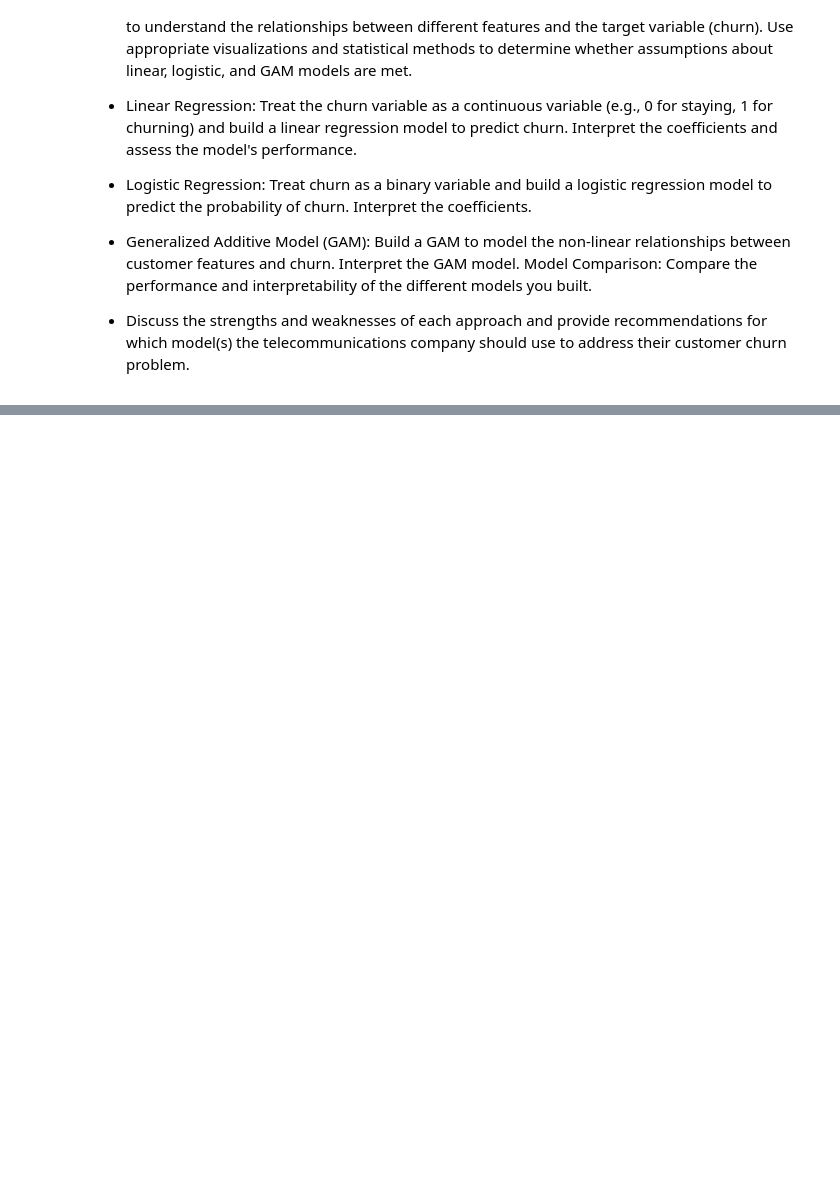
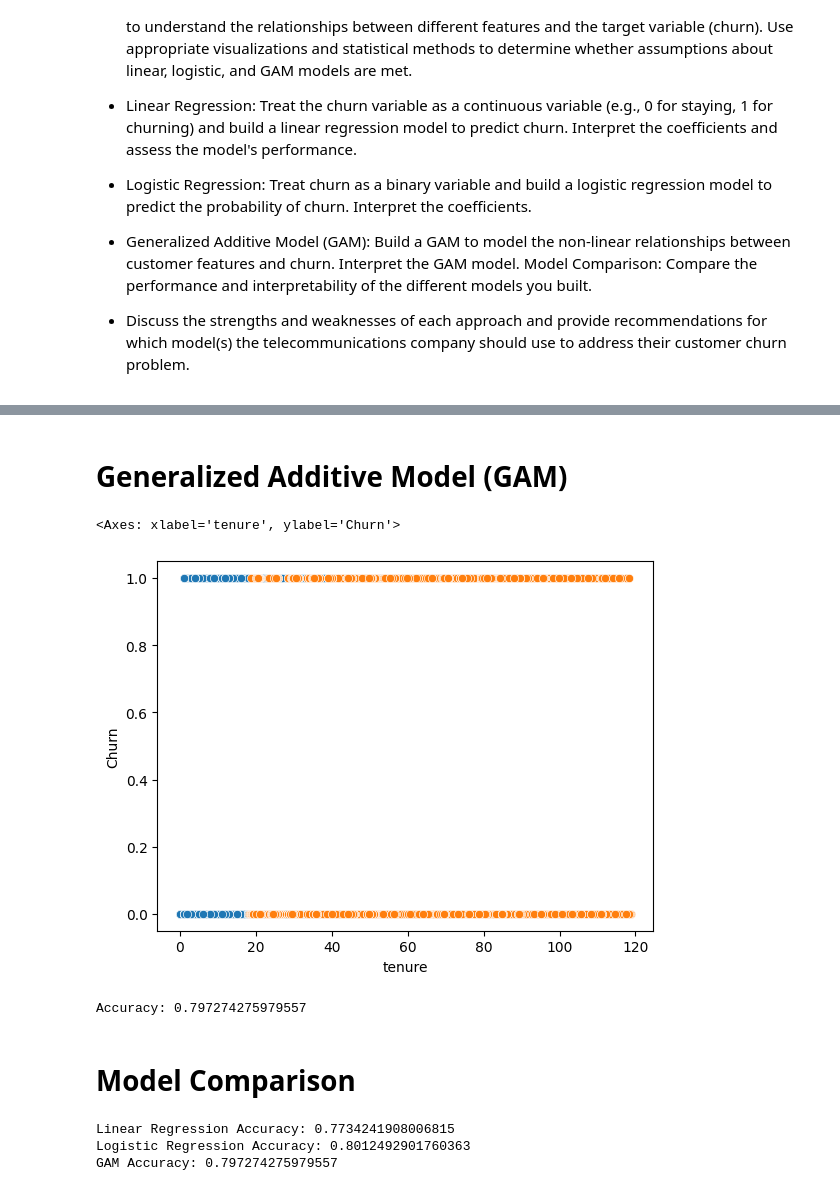
Before and after one commit to nehashah2898/AIPI590, a Jupyter notebook: Assignment1.ipynb, the cells around one changed output, grey strips where cells are left out. Drawn from its saved outputs; the diff is of its cells as text; code cells hidden in the pictures; blank space fills up the shorter version.

```diff
--- a/Assignment1.ipynb
+++ b/Assignment1.ipynb
@@ -54,0 +198,29 @@ FileNotFoundError: [Errno 2] No such file or directory: 'WA_Fn-UseC_-Telco-Custo
+# %% [markdown]
+# Generalized Additive Model (GAM)
+# %%
+sns.scatterplot(x='tenure', y='Churn', data=df)
+sns.scatterplot(x='MonthlyCharges', y='Churn', data=df)
+# %% [output]
+<Axes: xlabel='tenure', ylabel='Churn'>
+[figure, added]
+# %%
+gam = LogisticGAM(s(0) + s(1) + s(2) + s(3) + f(4) + f(5) + f(6) + f(7) + f(8) + f(9))
+gam.fit(X_train, y_train)
+
+y_pred_proba = gam.predict_proba(X_test)
+y_pred = np.where(y_pred_proba > 0.5, 1, 0)
+
+GAM_accuracy = accuracy_score(y_test, y_pred)
+print(f'Accuracy: {GAM_accuracy}')
+# %% [output]
+Accuracy: 0.797274275979557
+# %% [markdown]
+# Model Comparison
+# %%
+print(f'Linear Regression Accuracy: {linear_accuracy}')
+print(f'Logistic Regression Accuracy: {logistic_accuracy}')
+print(f'GAM Accuracy: {GAM_accuracy}')
+# %% [output]
+Linear Regression Accuracy: 0.7734241908006815
+Logistic Regression Accuracy: 0.8012492901760363
+GAM Accuracy: 0.797274275979557
```
Also changed, not shown: parts of 14 cells of this notebook.
